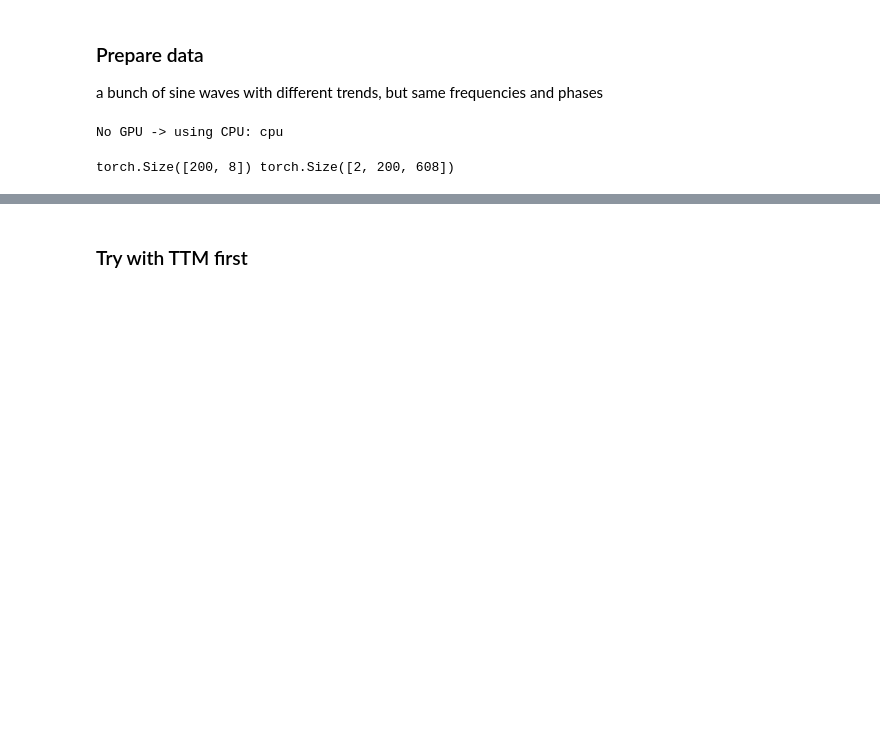
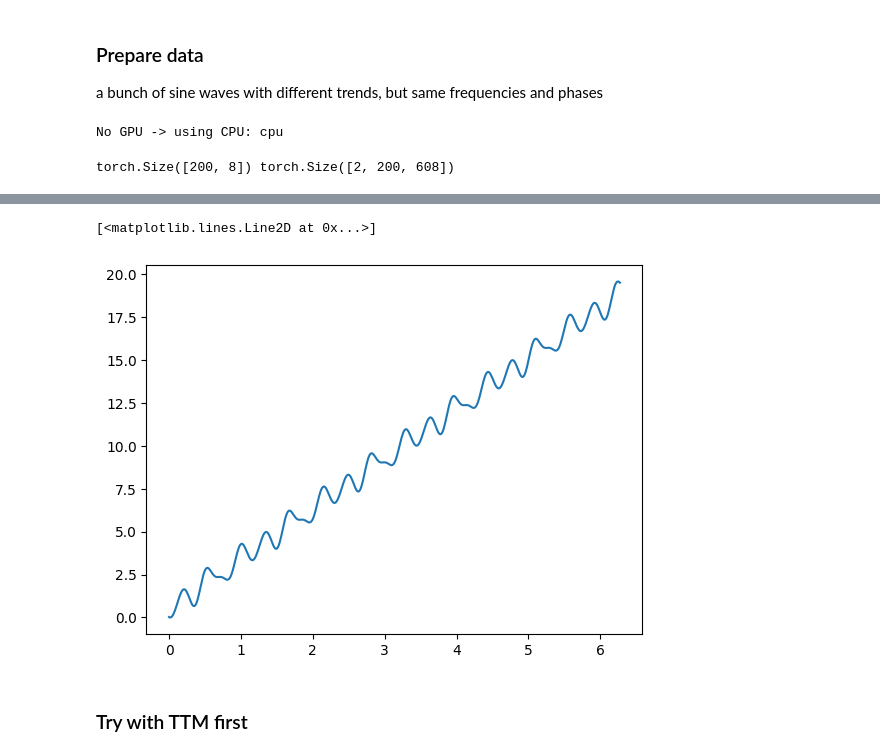
Before and after one commit to sedgewickmm18/notebooks-attic, a Jupyter notebook: Evaluating Zero-shot Tiny Time Mixers.ipynb, the cells around one changed output, grey strips where cells are left out. Cells and saved outputs as stored; diff of their text form; code cells hidden in the pictures; blank space fills up the shorter version.

```diff
--- a/Evaluating Zero-shot Tiny Time Mixers.ipynb
+++ b/Evaluating Zero-shot Tiny Time Mixers.ipynb
@@ -112,3 +112,8 @@ for idx in range(0,50): #range(num_datasets):
+# %%
+plt.plot(xs[15,:,0].numpy(), zs[idx].numpy())
+# %% [output]
+[<matplotlib.lines.Line2D at 0x...>]
+[figure, added]
 # %% [markdown]
 ### Try with TTM first
 # %%
```
Also changed, not shown: parts of 11 cells of this notebook.
